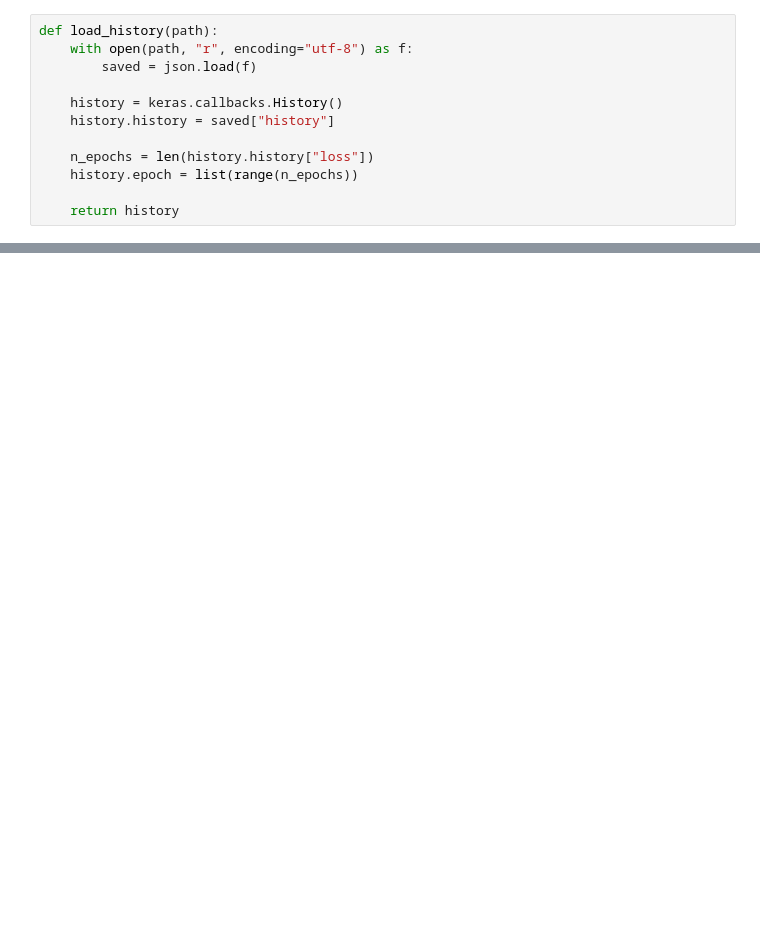
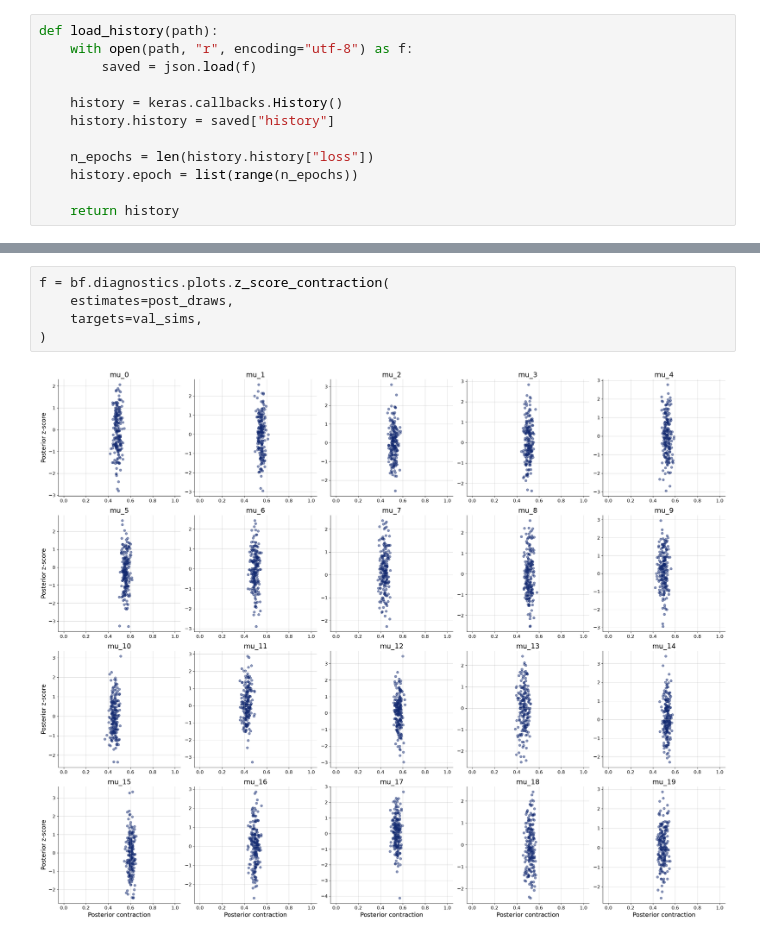
Before and after one commit to yiming-king/model_comparison_new, a Jupyter notebook: examples/gaussian/notebooks/network_diagnostic.ipynb, the cells around one changed output, grey strips where cells are left out. Saved outputs shown, nothing was run; the diff lists cells and outputs as text; blank space fills up the shorter version.

```diff
--- a/examples/gaussian/notebooks/network_diagnostic.ipynb
+++ b/examples/gaussian/notebooks/network_diagnostic.ipynb
@@ -146,0 +149,7 @@ plt.show()
+# %%
+f = bf.diagnostics.plots.z_score_contraction(
+    estimates=post_draws,
+    targets=val_sims,
+)
+# %% [output]
+[figure, added]
```
Also changed, not shown: parts of 8 cells of this notebook, 13 other files.
